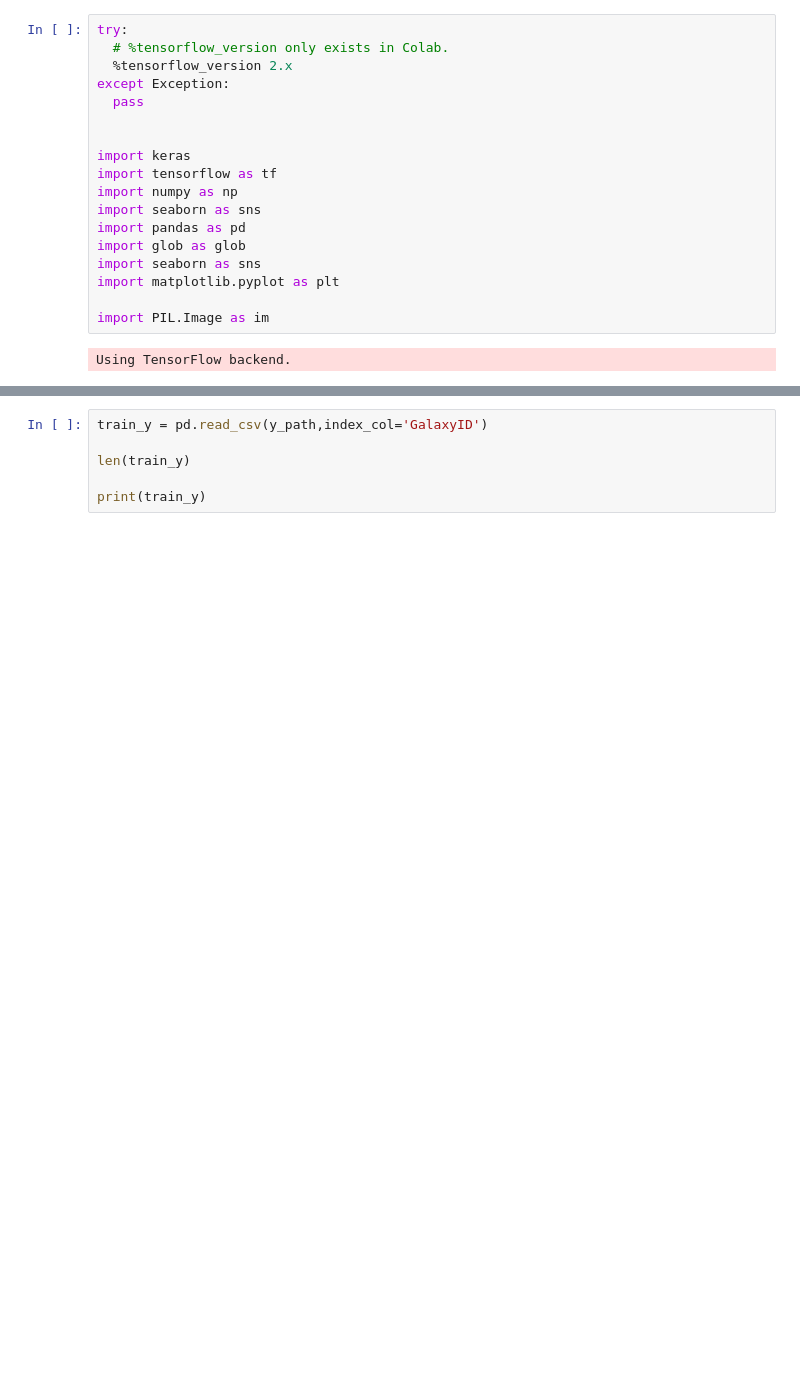
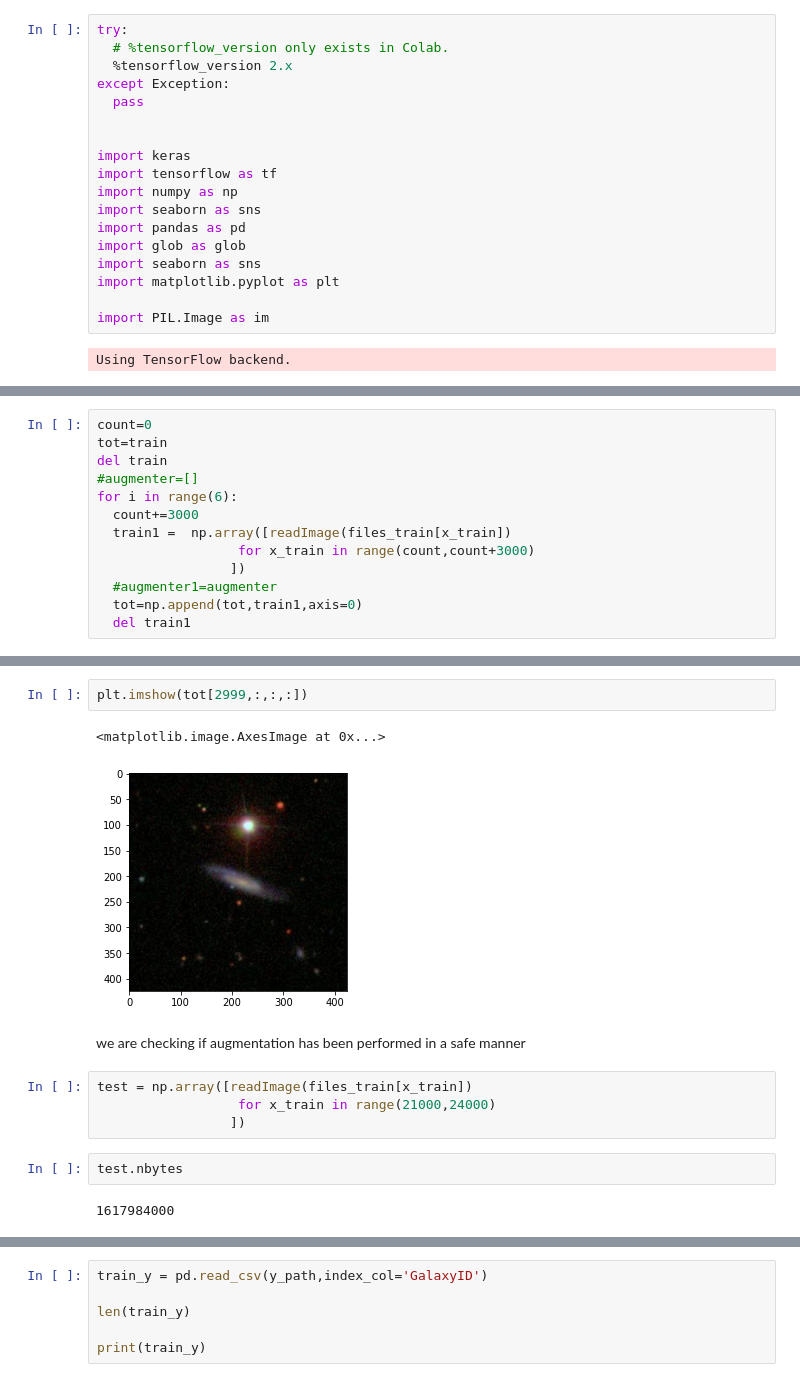
Before and after one commit to tensorvijay/Driftscan, a Jupyter notebook: Galaxy_morphology_CNN.ipynb, the cells around one changed output, grey strips where cells are left out. Drawn from its saved outputs; the diff is of its cells as text; blank space fills up the shorter version.

```diff
--- a/Galaxy_morphology_CNN.ipynb
+++ b/Galaxy_morphology_CNN.ipynb
@@ -124,0 +154,13 @@ Using TensorFlow backend.
+# %%
+count=0
+tot=train
+del train
+#augmenter=[]
+for i in range(6):
+  count+=3000
+  train1 =  np.array([readImage(files_train[x_train])
+                  for x_train in range(count,count+3000)
+                 ])
+  #augmenter1=augmenter
+  tot=np.append(tot,train1,axis=0)
+  del train1
@@ -124,0 +171,15 @@ Using TensorFlow backend.
+# %%
+plt.imshow(tot[2999,:,:,:])
+# %% [output]
+<matplotlib.image.AxesImage at 0x...>
+[figure, added]
+# %% [markdown]
+we are checking if augmentation has been performed in a safe  manner
+# %%
+test = np.array([readImage(files_train[x_train])
+                  for x_train in range(21000,24000)
+                 ])
+# %%
+test.nbytes
+# %% [output]
+1617984000
```
Also changed, not shown: parts of 175 cells of this notebook.
